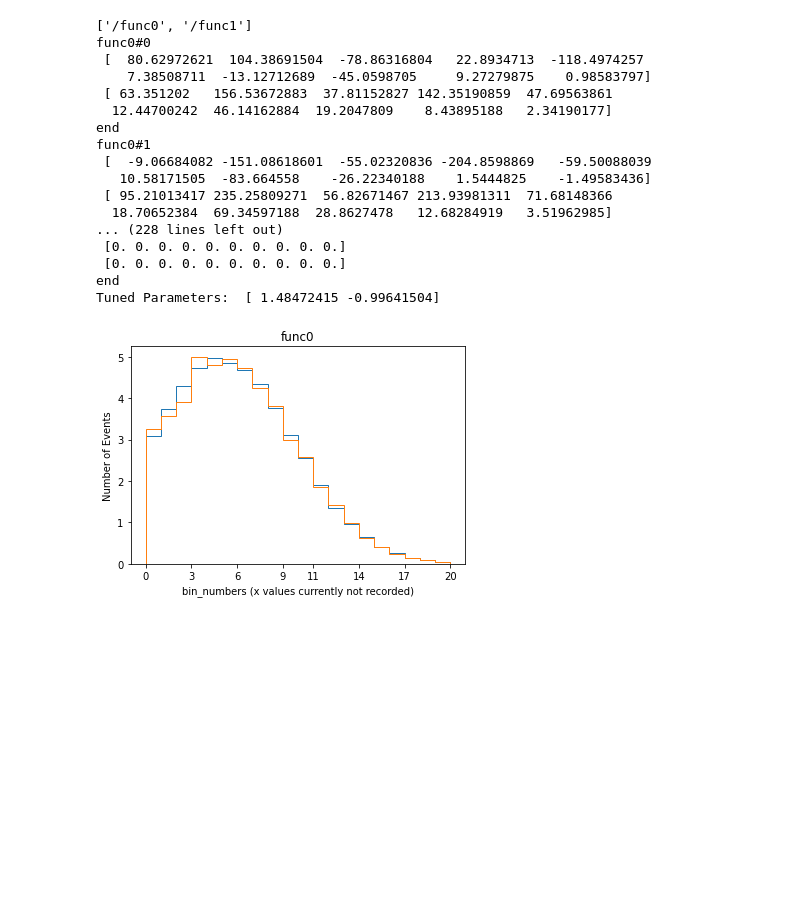
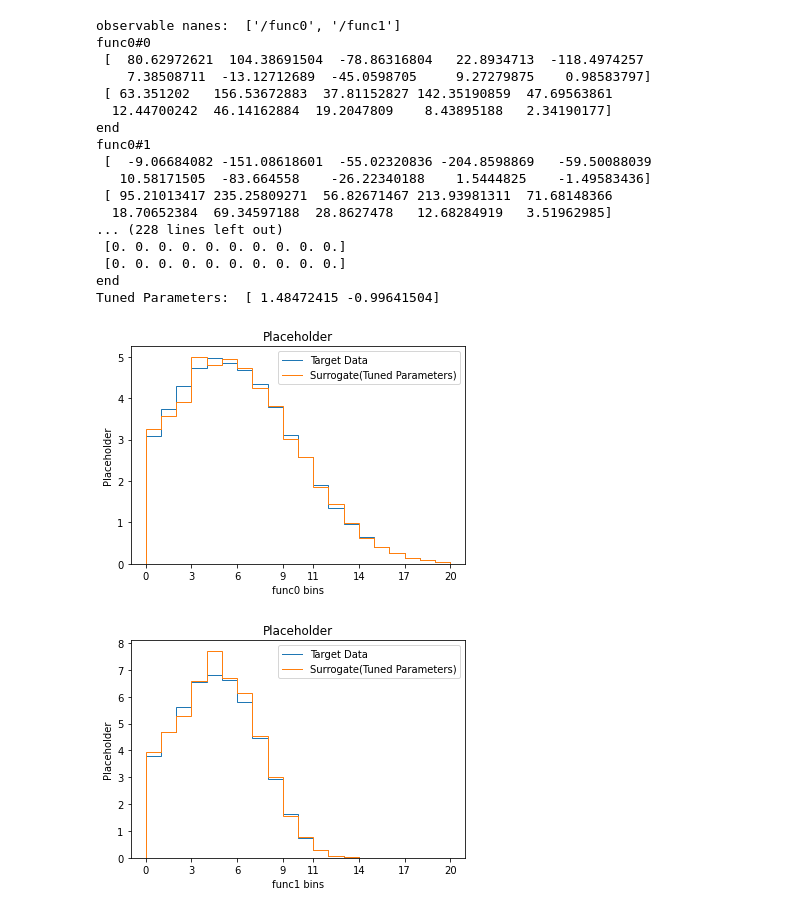
Before and after one commit to Jeffae-Schroff/apprentice-jax, a Jupyter notebook: paramtune_test.ipynb, the cells around one changed output. Drawn from its saved outputs; the diff is of its cells as text; code cells hidden in the pictures; blank space fills up the shorter version.

```diff
--- a/paramtune_test.ipynb
+++ b/paramtune_test.ipynb
@@ -5,11 +5,12 @@ import json
 
 dummy_fits = Polyfit('dummy_data/dummy_p_coeffs.npz', 'dummy_data/dummy_chi2res.npz',
     input_h5='dummy_data/inputdata.h5', order=3, cov_npz = 'dummy_data/dummy_cov.npz')
+obs_sample = None #don't sample
 p_guess = [1.7,-1.1]
-dummy_tune = Paramtune('dummy_data/target_data.json', p_guess, None,
-"dummy_data/dummy_p_coeffs.npz", "dummy_data/dummy_chi2res.npz", cov_npz="dummy_data/dummy_cov.npz")
+dummy_tune = Paramtune('dummy_data/target_data.json', "dummy_data/dummy_p_coeffs.npz",
+ "dummy_data/dummy_chi2res.npz", obs_sample, p_guess, cov_npz="dummy_data/dummy_cov.npz")
 # %% [output]
-['/func0', '/func1']
+observable nanes:  ['/func0', '/func1']
 func0#0
  [  80.62972621  104.38691504  -78.86316804   22.8934713  -118.4974257
     7.38508711  -13.12712689  -45.0598705     9.27279875    0.98583797]
@@ -26,7 +27,9 @@ func0#1
  [0. 0. 0. 0. 0. 0. 0. 0. 0. 0.]
 end
 Tuned Parameters:  [ 1.48472415 -0.99641504]
-# %%
-dummy_tune.graph("func0")
-# %% [output]
-[figure, removed]
+# %%
+dummy_tune.graph_tune("func0")
+dummy_tune.graph_tune("func1")
+# %% [output]
+[figure, added]
+[figure, added]
```
Also changed, not shown: 6 other files.
